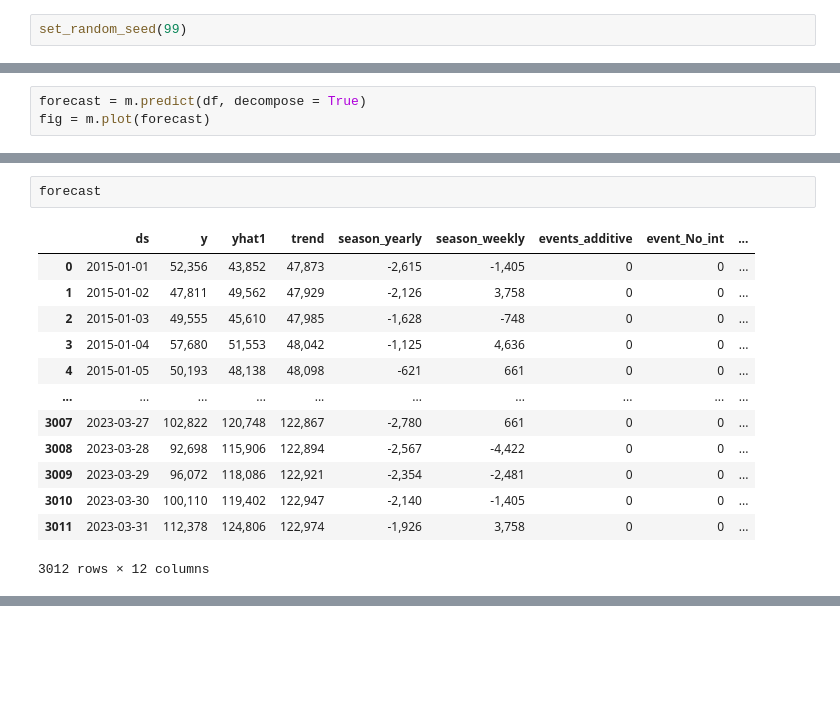
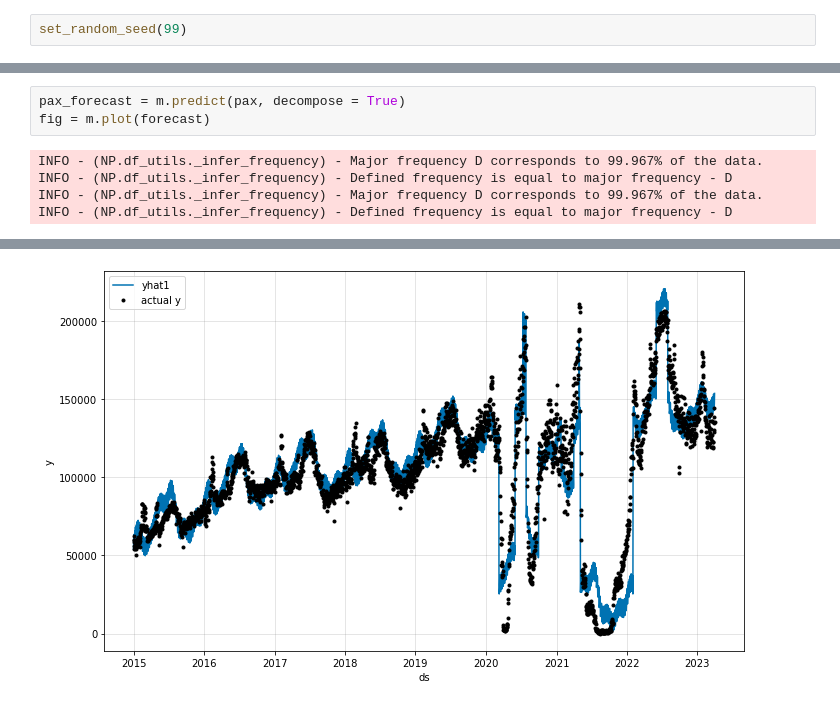
Before and after one commit to Alan-Wolf-VN/passenger_forecast, a Jupyter notebook: total domestic forecast - quantify covid impact.ipynb, the cells around one changed output, grey strips where cells are left out. Cells and saved outputs as stored; diff of their text form; blank space fills up the shorter version.

```diff
--- a/total domestic forecast - quantify covid impact.ipynb
+++ b/total domestic forecast - quantify covid impact.ipynb
@@ -236,3 +214,0 @@ WARNING - (NP.plotting.log_warning_deprecation_plotly) - DeprecationWarning: def
-# %%
-forecast = m.predict(df, decompose = True)
-fig = m.plot(forecast)
@@ -247,16 +215,8 @@ WARNING - (NP.plotting.log_warning_deprecation_plotly) - DeprecationWarning: def
-# %%
-forecast
-# %% [output]
-|  | ds | y | yhat1 | trend | season_yearly | season_weekly | events_additive | event_No_int | ... |
-| 0 | 2015-01-01 | 52,356 | 43,852 | 47,873 | -2,615 | -1,405 | 0 | 0 | ... |
-| 1 | 2015-01-02 | 47,811 | 49,562 | 47,929 | -2,126 | 3,758 | 0 | 0 | ... |
-| 2 | 2015-01-03 | 49,555 | 45,610 | 47,985 | -1,628 | -748 | 0 | 0 | ... |
-| 3 | 2015-01-04 | 57,680 | 51,553 | 48,042 | -1,125 | 4,636 | 0 | 0 | ... |
-| 4 | 2015-01-05 | 50,193 | 48,138 | 48,098 | -621 | 661 | 0 | 0 | ... |
-| ... | ... | ... | ... | ... | ... | ... | ... | ... | ... |
-| 3007 | 2023-03-27 | 102,822 | 120,748 | 122,867 | -2,780 | 661 | 0 | 0 | ... |
-| 3008 | 2023-03-28 | 92,698 | 115,906 | 122,894 | -2,567 | -4,422 | 0 | 0 | ... |
-| 3009 | 2023-03-29 | 96,072 | 118,086 | 122,921 | -2,354 | -2,481 | 0 | 0 | ... |
-| 3010 | 2023-03-30 | 100,110 | 119,402 | 122,947 | -2,140 | -1,405 | 0 | 0 | ... |
-| 3011 | 2023-03-31 | 112,378 | 124,806 | 122,974 | -1,926 | 3,758 | 0 | 0 | ... |
-3012 rows × 12 columns
+# %%
+pax_forecast = m.predict(pax, decompose = True)
+fig = m.plot(forecast)
+# %% [output]
+INFO - (NP.df_utils._infer_frequency) - Major frequency D corresponds to 99.967% of the data.
+INFO - (NP.df_utils._infer_frequency) - Defined frequency is equal to major frequency - D
+INFO - (NP.df_utils._infer_frequency) - Major frequency D corresponds to 99.967% of the data.
+INFO - (NP.df_utils._infer_frequency) - Defined frequency is equal to major frequency - D
@@ -262,0 +225 @@ forecast
+[figure, added]
```
Also changed, not shown: parts of 16 cells of this notebook, 8 other files.
